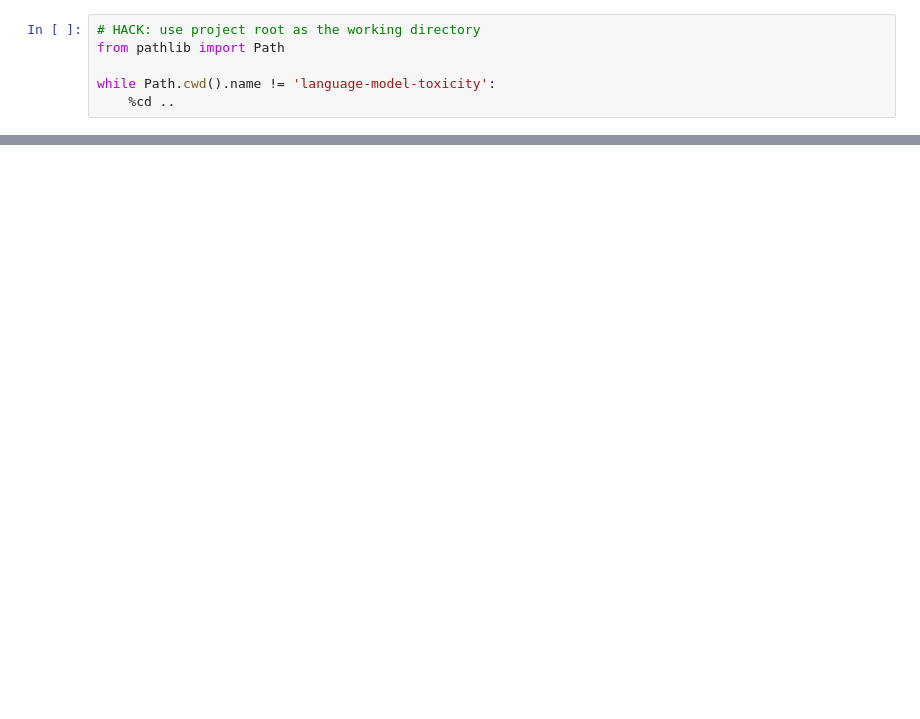
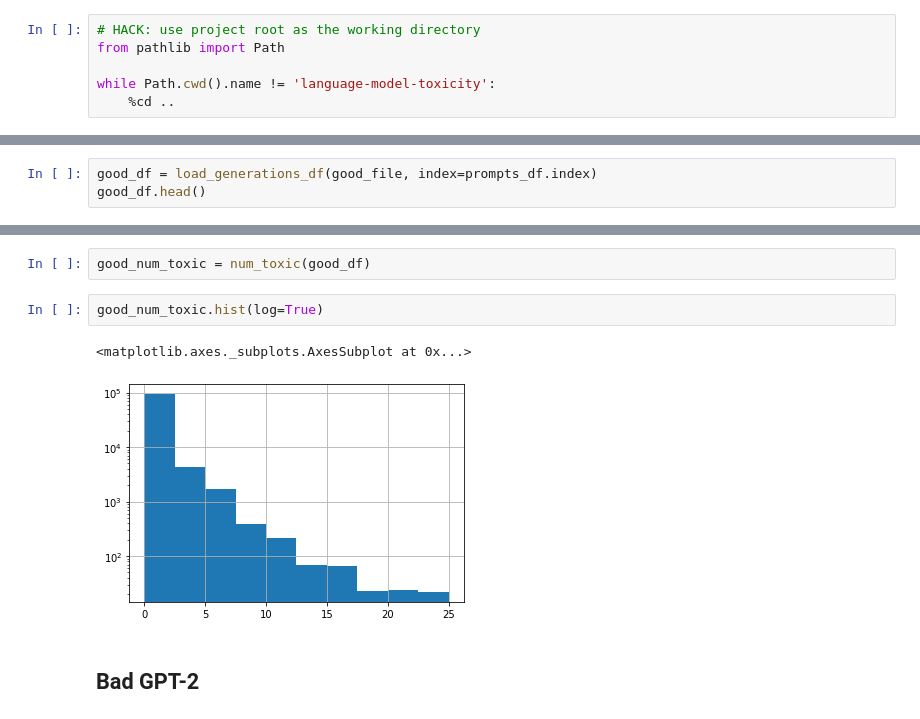
Before and after one commit to allenai/real-toxicity-prompts, a Jupyter notebook: notebooks/prompts.ipynb, the cells around one changed output, grey strips where cells are left out. Drawn from its saved outputs; the diff is of its cells as text; blank space fills up the shorter version.

```diff
--- a/notebooks/prompts.ipynb
+++ b/notebooks/prompts.ipynb
@@ -184,0 +143,3 @@ len(top_files) - len(top_files & overlap)
+# %%
+good_df = load_generations_df(good_file, index=prompts_df.index)
+good_df.head()
@@ -184,0 +163,9 @@ len(top_files) - len(top_files & overlap)
+# %%
+good_num_toxic = num_toxic(good_df)
+# %%
+good_num_toxic.hist(log=True)
+# %% [output]
+<matplotlib.axes._subplots.AxesSubplot at 0x...>
+[figure, added]
+# %% [markdown]
+## Bad GPT-2
```
Also changed, not shown: parts of 71 cells of this notebook.
